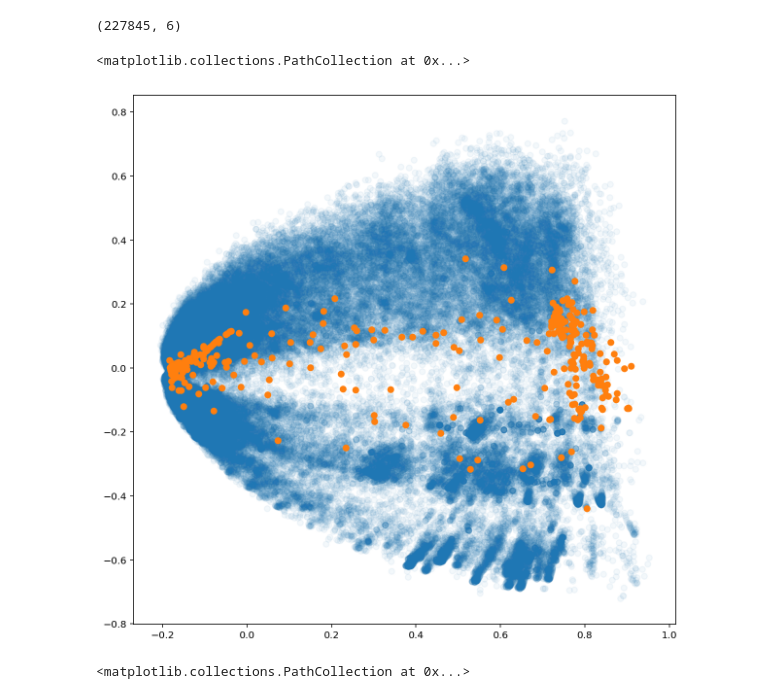
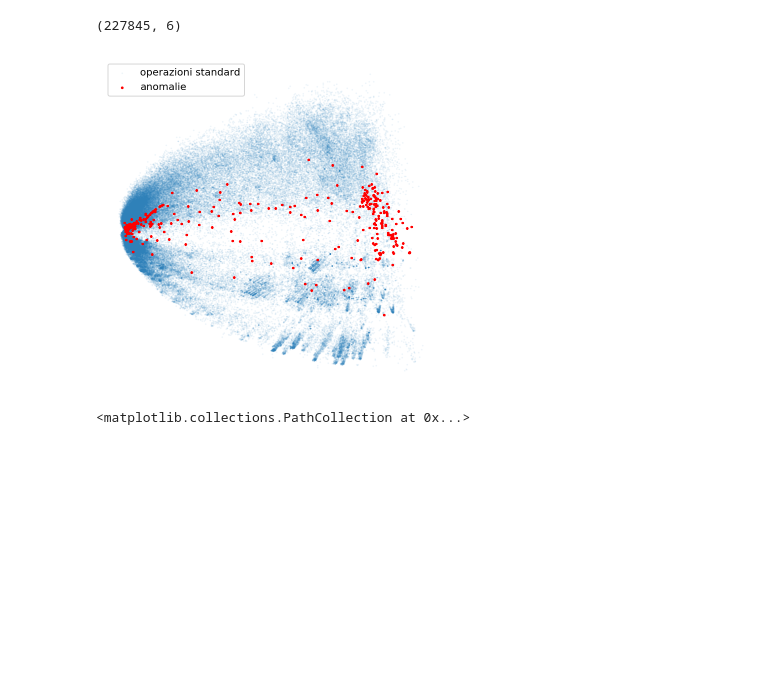
Before and after one commit to AndreaAmico/kaggle, a Jupyter notebook: credit_card_fraud/notebooks/explore.ipynb, the cells around one changed output. Drawn from its saved outputs; the diff is of its cells as text; code cells hidden in the pictures; blank space fills up the shorter version.

```diff
--- a/credit_card_fraud/notebooks/explore.ipynb
+++ b/credit_card_fraud/notebooks/explore.ipynb
@@ -59,12 +59,16 @@ X_pca.shape
 X_pos = X_pca[y_train==0]
 X_anomaly = X_pca[y_train==1]
 # %%
-fig, ax = plt.subplots(1, figsize=(10,10))
-ax.scatter(X_pos[:, 0], X_pos[:, 1], alpha=0.05)
-ax.scatter(X_anomaly[:, 0], X_anomaly[:, 1], alpha=1)
+fig, ax = plt.subplots(1, figsize=(6,6))
+ax.scatter(X_pos[:, 0], X_pos[:, 1], alpha=0.05, marker='.', s=3, label='operazioni standard')
+ax.scatter(X_anomaly[:, 0], X_anomaly[:, 1], alpha=1, color='red', s=3, label='anomalie')
+ax.set_xticks([])
+ax.set_yticks([])
+ax.legend()
+plt.axis('off')
+fig.savefig('../plots/anomalie.png', bbox_inches='tight', dpi=300)
 # %% [output]
-<matplotlib.collections.PathCollection at 0x...>
-[figure, old version]
+[figure, new version]
 # %%
 fig, ax = plt.subplots(1, figsize=(5,5))
 ax.scatter(X_pos[:X_anomaly.shape[0], 0], X_pos[:X_anomaly.shape[0], 1], alpha=0.05)
```
Also changed, not shown: 11 other files.
